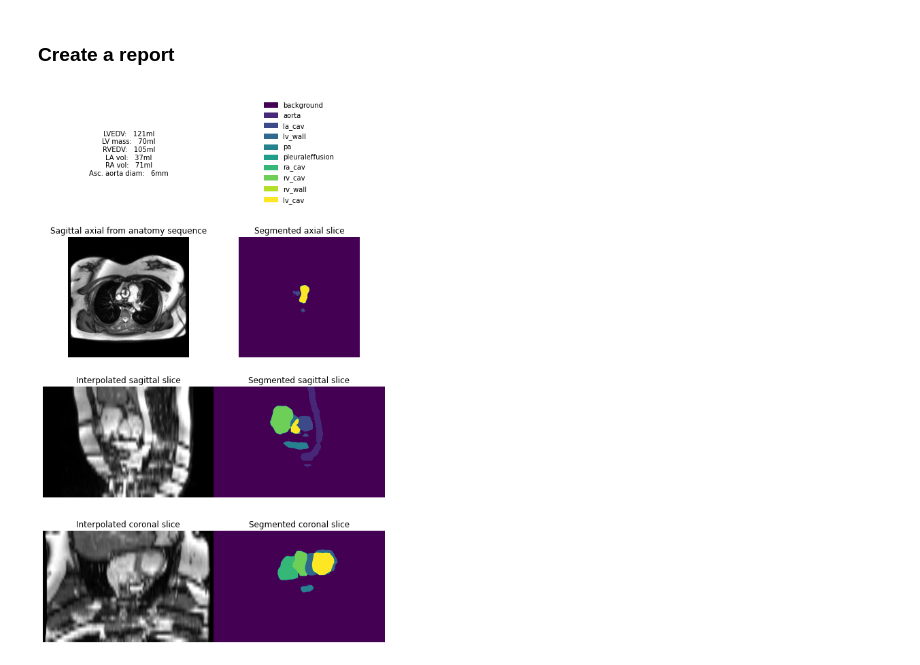
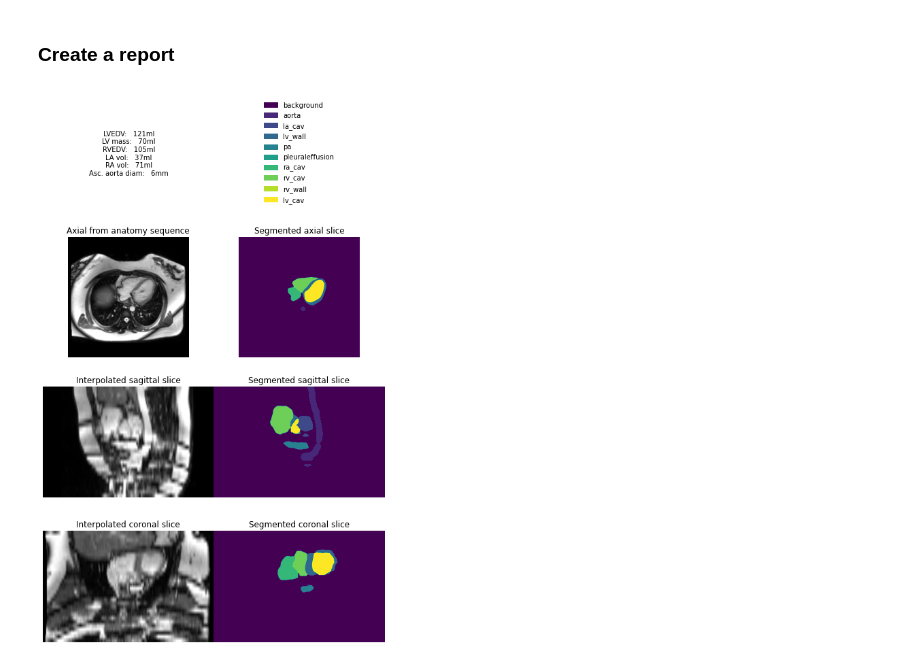
Before and after one commit to jphdotam/APAYNG, a Jupyter notebook: inference_torchscript_failed.ipynb, the cells around one changed output. Drawn from its saved outputs; the diff is of its cells as text; code cells hidden in the pictures.

```diff
--- a/inference_torchscript_failed.ipynb
+++ b/inference_torchscript_failed.ipynb
@@ -107,33 +107,33 @@ axes[0,0].text(50, 50,
 
 # Create legend
 cmap = cm.get_cmap('viridis', len(LABELS))
 legend_patches = []
 for i_label, label in enumerate(LABELS):
     legend_patches.append(mpatches.Patch(color=cmap(i_label/len(LABELS)), label=label))
 
-slice_x, slice_y, slize_z = 250, 300, 180
+slice_x, slice_y, slize_z = 250, 300, 280
 
 axes[0,1].imshow(np.ones((100,100,3)))
 axes[0,1].legend(handles=legend_patches, loc=10, frameon=False)
 
 # Axial slice
-axes[1,0].set_title("Sagittal axial from anatomy sequence")
+axes[1,0].set_title("Axial from anatomy sequence")
 axes[1,0].imshow(anatomy_stack_iso[:, :, slize_z], cmap='gray')
 axes[1,1].set_title("Segmented axial slice")
 axes[1,1].imshow(anatomy_3d[:, :, slize_z], cmap=cmap)
 
 # Sagittal slice
 axes[2,0].set_title("Interpolated sagittal slice")
 axes[2,0].imshow(np.rot90(anatomy_stack_iso[:, slice_y, :]), cmap='gray')
 axes[2,1].set_title("Segmented sagittal slice")
 axes[2,1].imshow(np.rot90(anatomy_3d[:, slice_y, :]), cmap=cmap)
 
 # Coronal slice
 axes[3,0].set_title("Interpolated coronal slice")
 axes[3,0].imshow(np.rot90(anatomy_stack_iso[slice_x, :, :]), cmap='gray')
 axes[3,1].set_title("Segmented coronal slice")
 axes[3,1].imshow(np.rot90(anatomy_3d[slice_x, :, :]), cmap=cmap)
 
 plt.show()
 # %% [output]
-[figure, old version]
+[figure, new version]
```
